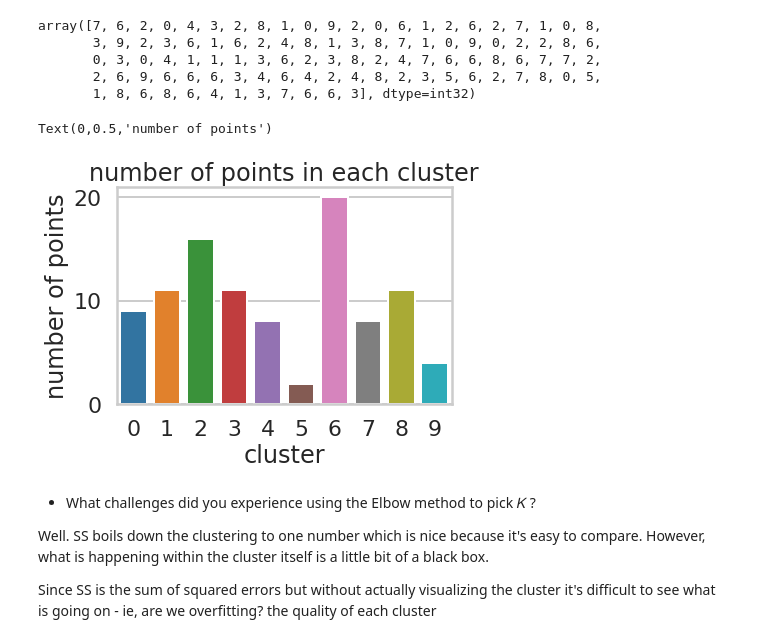
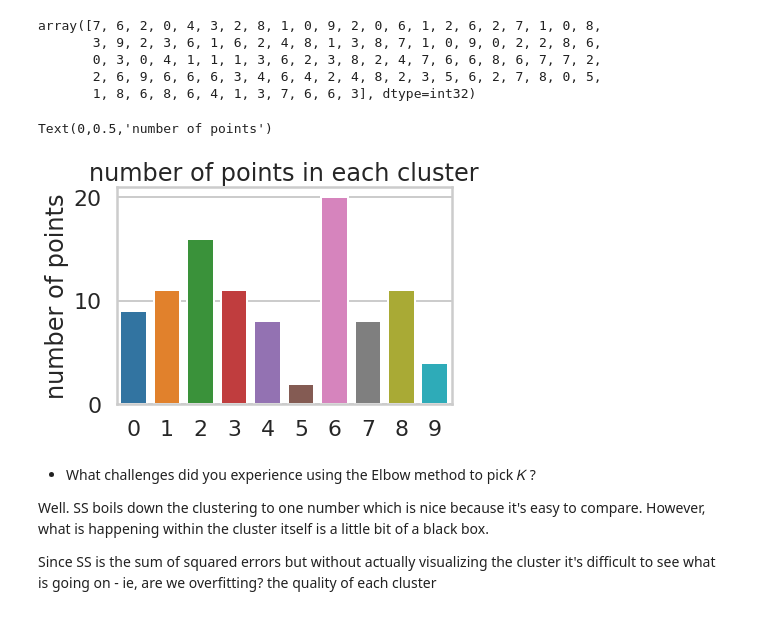
Before and after one commit to sv650s/springboard, a Jupyter notebook: aic-8_2_10_clustering-mini-project/Mini_Project_Clustering.ipynb, the cells around one changed output. Cells and saved outputs as stored; diff of their text form; code cells hidden in the pictures.

```diff
--- a/aic-8_2_10_clustering-mini-project/Mini_Project_Clustering.ipynb
+++ b/aic-8_2_10_clustering-mini-project/Mini_Project_Clustering.ipynb
@@ -163,14 +163,16 @@ array([7, 6, 2, 0, 4, 3, 2, 8, 1, 0, 9, 2, 0, 6, 1, 2, 6, 2, 7, 1, 0, 8,
        2, 6, 9, 6, 6, 6, 3, 4, 6, 4, 2, 4, 8, 2, 3, 5, 6, 2, 7, 8, 0, 5,
        1, 8, 6, 8, 6, 4, 1, 3, 7, 6, 6, 3], dtype=int32)
 # %%
-df = pd.DataFrame(predictions[10]).rename({0: "cluster"}, axis='columns')
-grouped = df.groupby("cluster").size()
+s = pd.Series(predictions[10])
+grouped = s.value_counts()
+# df = pd.DataFrame(predictions[10]).rename({0: "cluster"}, axis='columns')
+# grouped = df.groupby("cluster").size()
 ax = sns.barplot(x=grouped.index, y=grouped.values)
 ax.set_title("number of points in each cluster")
 ax.set_ylabel("number of points")
 # %% [output]
 Text(0,0.5,'number of points')
-[figure, old version]
+[figure, new version]
 # %% [markdown]
 * What challenges did you experience using the Elbow method to pick  𝐾 ?
 
```
Also changed, not shown: parts of 4 cells of this notebook.
